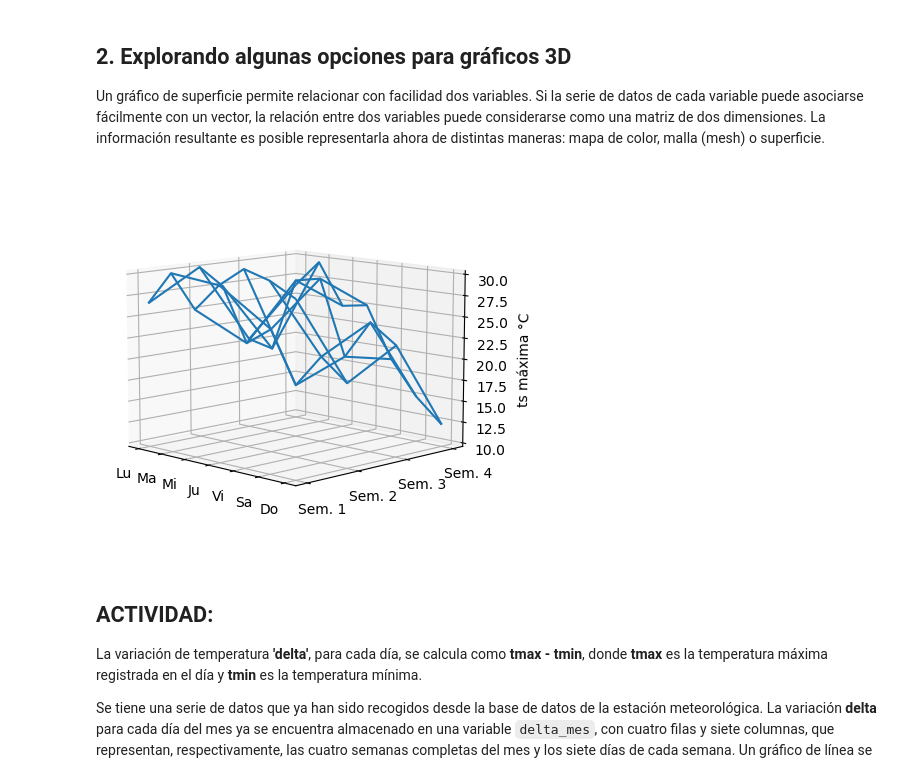
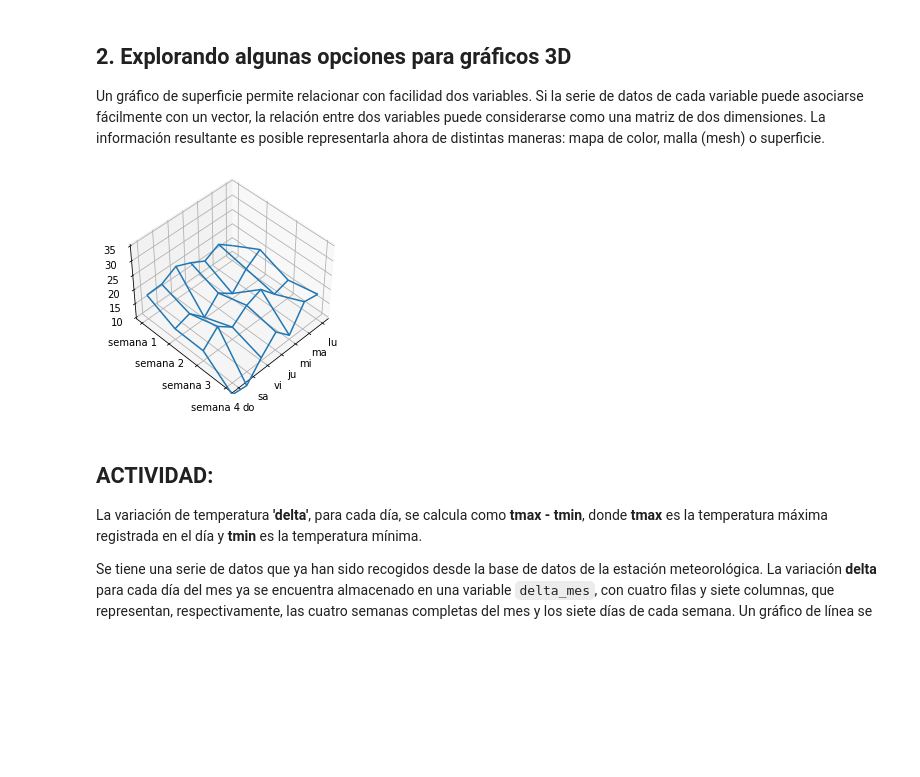
Before and after one commit to cristian2r/teller7, a Jupyter notebook: Práctica 7 - Mapas de calor y gráficos 3d con matplotlib.pyplot.ipynb, the cells around one changed output. Saved outputs shown, nothing was run; the diff lists cells and outputs as text; code cells hidden in the pictures; blank space fills up the shorter version.

```diff
--- a/Práctica 7 - Mapas de calor y gráficos 3d con matplotlib.pyplot.ipynb
+++ b/Práctica 7 - Mapas de calor y gráficos 3d con matplotlib.pyplot.ipynb
@@ -70,10 +93,19 @@ x = [1, 2, 3, 4, 5, 6, 7]
 y = [1, 2, 3, 4]
 # %%
 # creamos un meshgrid con los datos de los ejes
+X,Y = np.meshgrid(x,y)
+Z = np.array(tmax_mes)
 # %%
 # y graficamos en 3D
+ax = plt.figure().add_subplot(projection='3d')
+ax.plot_wireframe(X,Y,Z)
+ax.set_xticks([1,2,3,4,5,6,7], ['lu','ma','mi','ju','vi','sa','do'])
+ax.set_yticks([1,2,3,4],['semana 1','semana 2','semana 3','semana 4'])
+ax.set_zlim(10,35)
+ax.view_init(elev=45,azim=45)
+plt.show()
 # %% [output]
-[figure, old version]
+[figure, new version]
 # %% [markdown]
 ## ACTIVIDAD:
 
```
Also changed, not shown: parts of 7 cells of this notebook.
